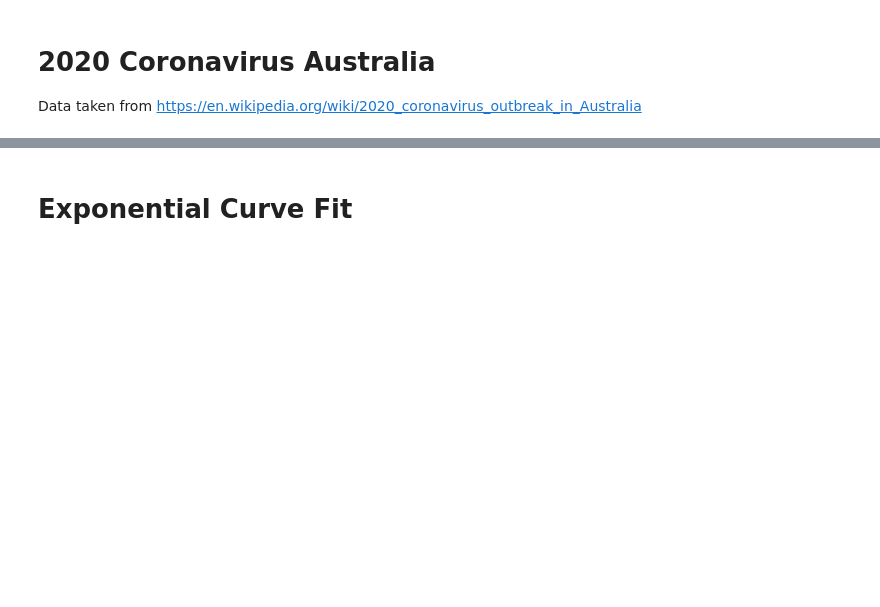
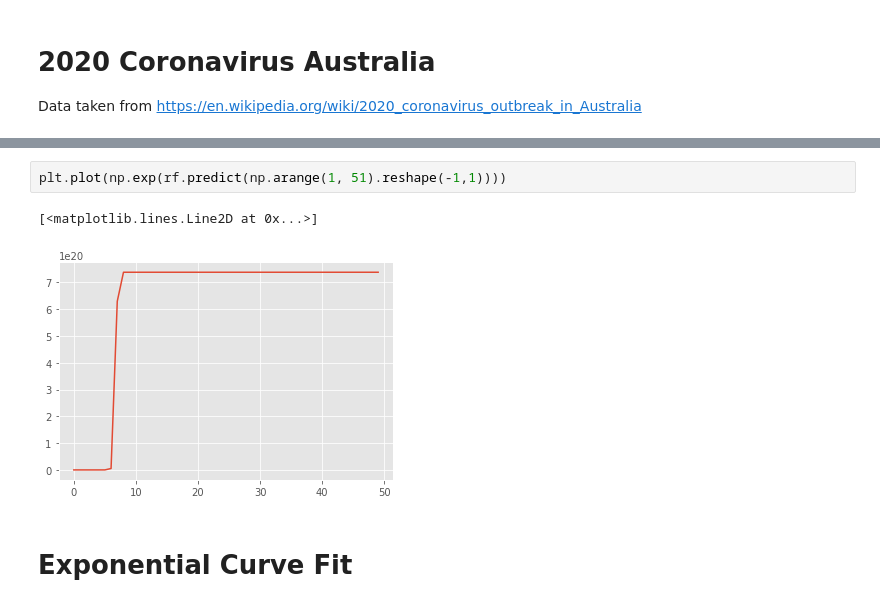
Before and after one commit to sumedho/covid19_australia, a Jupyter notebook: covid analysis.ipynb, the cells around one changed output, grey strips where cells are left out. Cells and saved outputs as stored; diff of their text form; blank space fills up the shorter version.

```diff
--- a/covid analysis.ipynb
+++ b/covid analysis.ipynb
@@ -46,3 +77,8 @@ ax3.set_title('Australian COVID-19 Deaths');
+# %%
+plt.plot(np.exp(rf.predict(np.arange(1, 51).reshape(-1,1))))
+# %% [output]
+[<matplotlib.lines.Line2D at 0x...>]
+[figure, added]
 # %% [markdown]
 # Exponential Curve Fit
 # %%
```
Also changed, not shown: parts of 10 cells of this notebook, 5 other files.
